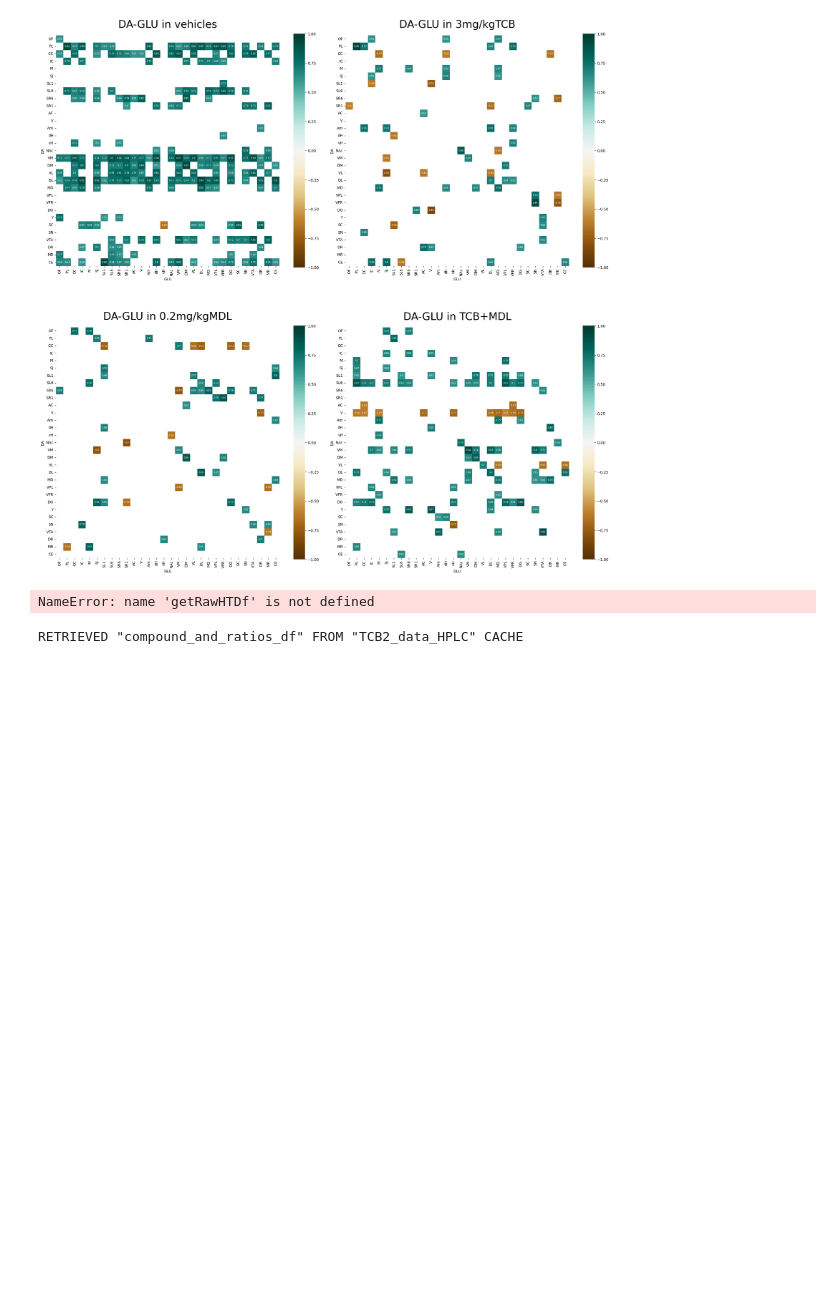
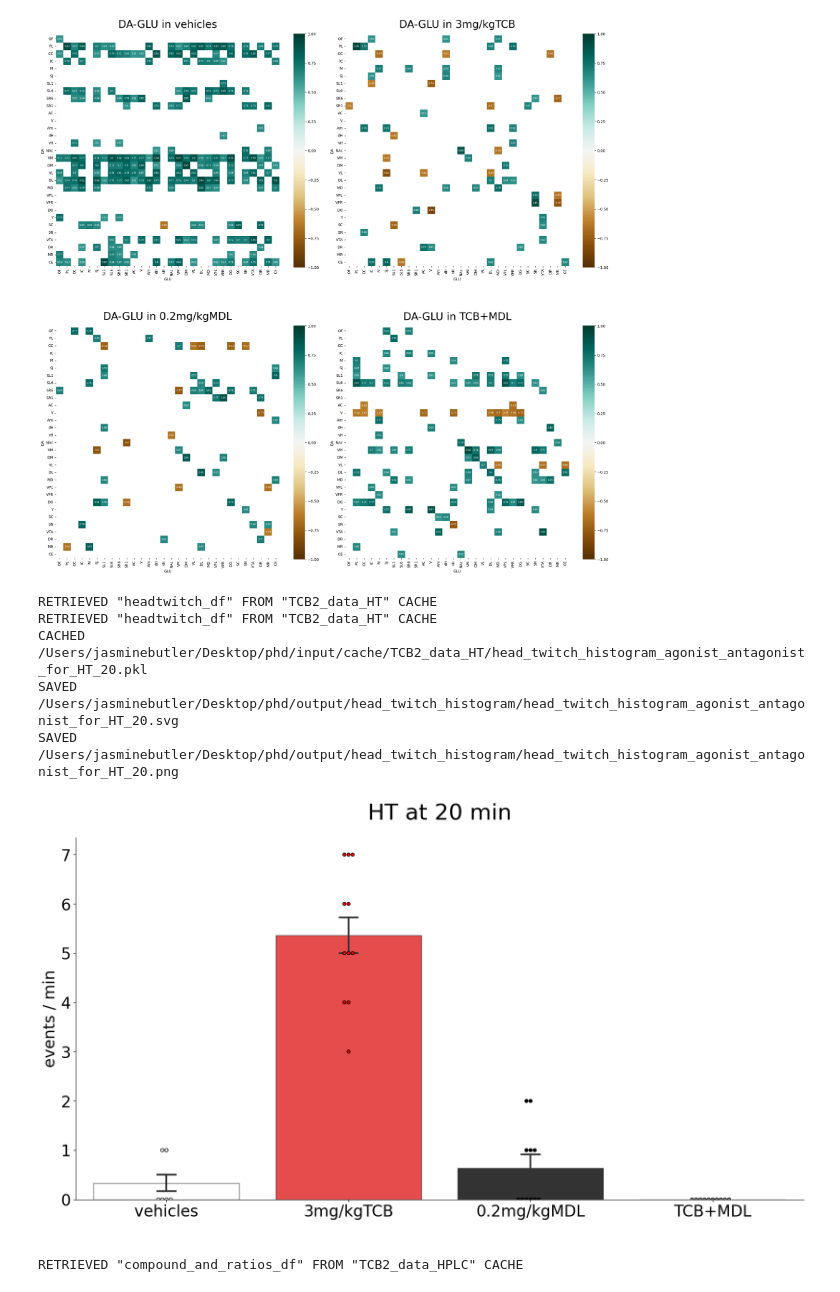
Before and after one commit to remicorne/phd, a Jupyter notebook: RUN.ipynb, the cells around one changed output. Drawn from its saved outputs; the diff is of its cells as text; code cells hidden in the pictures; blank space fills up the shorter version.

Commit message:
headTwitchHistogram() intergrated missing prompts,stats,outliers

```diff
--- a/RUN.ipynb
+++ b/RUN.ipynb
@@ -198,12 +189,25 @@ CACHED /Users/jasminebutler/Desktop/phd/input/cache/TCB2_data_HPLC/agonist_antag
 SAVED /Users/jasminebutler/Desktop/phd/output/correlogram/agonist_antagonist_compound_DA-GLU_OF,PL,CC,IC,M,SJ,SL1,SL6,SR6,SR1,AC,V,Am,dH,vH,NAc,VM,DM,VL,DL,MD,VPL,VPR,DG,Y,SC,SN,VTA,DR,MR,CE.svg
 SAVED /Users/jasminebutler/Desktop/phd/output/correlogram/agonist_antagonist_compound_DA-GLU_OF,PL,CC,IC,M,SJ,SL1,SL6,SR6,SR1,AC,V,Am,dH,vH,NAc,VM,DM,VL,DL,MD,VPL,VPR,DG,Y,SC,SN,VTA,DR,MR,CE.png
 [figure]
-# %%
-#BEHQVIOR (HT / ES) #JJB fix this shit so its intergrated w remis ist shit
-HT_df = getRawHTDf(HT_filename)
-getHTHistogram(filename, HT_filename, experiment='agonist_antagonist', p_value_threshold=0.05, to_plot=['HT_20', 'HT_30', 'HT_40', 'HT_49'], from_scratch=True)
-# %% [output]
-NameError: name 'getRawHTDf' is not defined
+# %%
+#BEHQVIOR (HT / ES) #REMI need to intergrate stats logic, outliers and prompts
+headTwitchHistogram(
+    HT_filename,
+    experiment='agonist_antagonist',
+    vairable='HT_20',
+    outlier_test=None,
+    p_value_threshold=0.05,
+    from_scratch=True,
+)
+
+#subselectDf(getHeadTwitchDf(HT_filename), {"treatment": "10mg/kgTCB", "experiment": "dose_response"})
+# %% [output]
+RETRIEVED "headtwitch_df" FROM "TCB2_data_HT" CACHE
+RETRIEVED "headtwitch_df" FROM "TCB2_data_HT" CACHE
+CACHED /Users/jasminebutler/Desktop/phd/input/cache/TCB2_data_HT/head_twitch_histogram_agonist_antagonist_for_HT_20.pkl
+SAVED /Users/jasminebutler/Desktop/phd/output/head_twitch_histogram/head_twitch_histogram_agonist_antagonist_for_HT_20.svg
+SAVED /Users/jasminebutler/Desktop/phd/output/head_twitch_histogram/head_twitch_histogram_agonist_antagonist_for_HT_20.png
+[figure, added]
 # %%
 #SUBSELECT RAW DATA
 data = getCompoundAndRatiosDf(filename)
```
Also changed, not shown: parts of 3 cells of this notebook, 8 other files.
